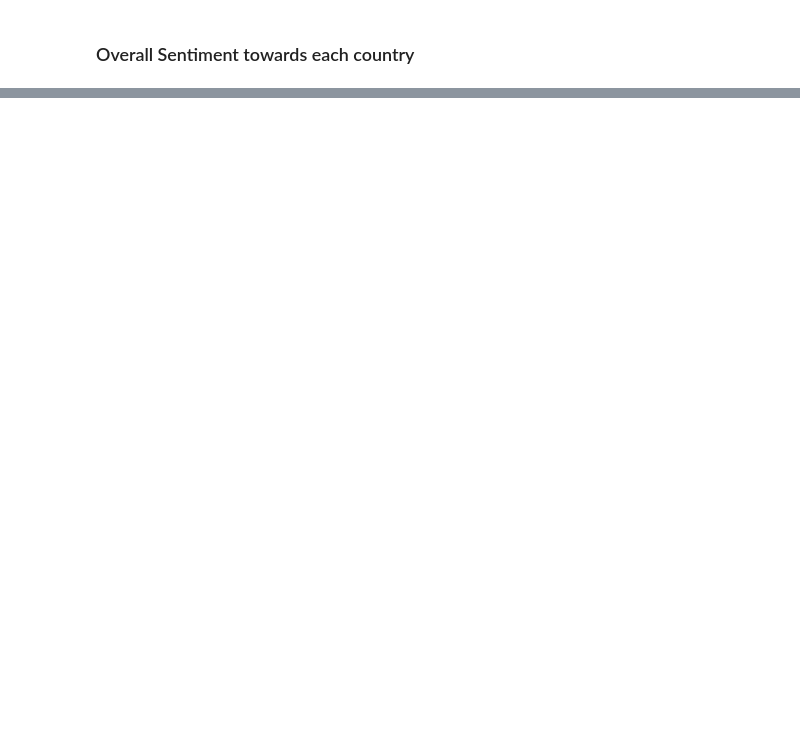
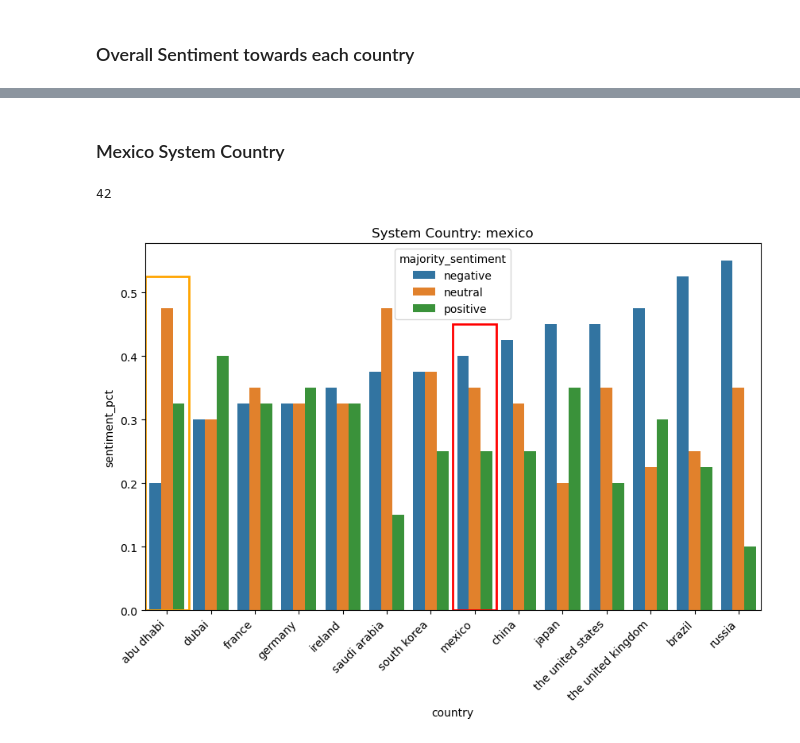
Before and after one commit to morganmcg1/llm-country-preference, a Jupyter notebook: llm_country_pref_fixes.ipynb, the cells around one changed output, grey strips where cells are left out. Saved outputs shown, nothing was run; the diff lists cells and outputs as text; code cells hidden in the pictures; blank space fills up the shorter version.

```diff
--- a/llm_country_pref_fixes.ipynb
+++ b/llm_country_pref_fixes.ipynb
@@ -335,0 +359,10 @@ missing.groupby("question_template").count()
+# %% [markdown]
+### Mexico System Country
+# %%
+sys_co = "mexico"
+sys_co_fixed = "mexico"
+
+mx_fig, _ = plot_abu_dhabi_vs_system_country(overall_country_df, sys_co, sys_co_fixed)
+# %% [output]
+42
+[figure, added]
```
Also changed, not shown: parts of 85 cells of this notebook, 2 other files.
